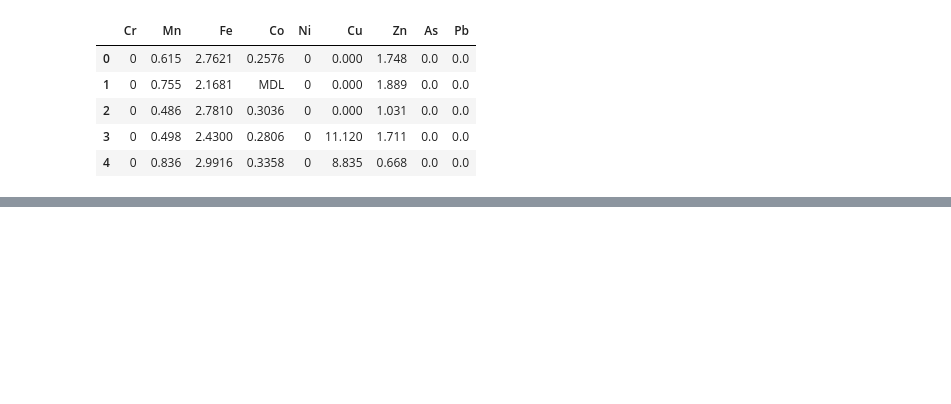
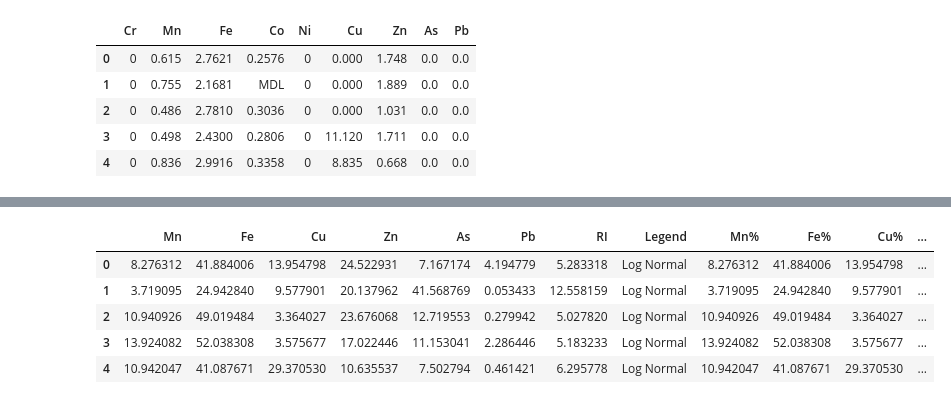
Before and after one commit to rakibhhridoy/OnResearch, a Jupyter notebook: SundarbanSediment/MonteCarlo.ipynb, the cells around one changed output, grey strips where cells are left out. Saved outputs shown, nothing was run; the diff lists cells and outputs as text; code cells hidden in the pictures; blank space fills up the shorter version.

```diff
--- a/SundarbanSediment/MonteCarlo.ipynb
+++ b/SundarbanSediment/MonteCarlo.ipynb
@@ -32,0 +129,9 @@ df
+# %%
+data = {}
+for metal, params in metals.items():
+    mean_log = np.log(params['mean']**2 / np.sqrt(params['std_dev']**2 + params['mean']**2))
+    sigma_log = np.sqrt(np.log(1 + (params['std_dev']**2 / params['mean']**2)))
+    data[metal] = np.random.lognormal(mean_log, sigma_log, num_samples)
+
+log_df = pd.DataFrame(data)
+log_df.head()
@@ -32,0 +145,3 @@ df
+# %%
+log_df["RI"] = log_df.sum(axis=1)
+log_df.head()
@@ -32,0 +157,3 @@ df
+# %%
+norm_legend = ["Normal" for _ in range(0,10000)]
+log_legend = ["Log Normal" for _ in range(0,10000)]
@@ -32,0 +164,3 @@ df
+# %%
+df["Legend"] = norm_legend
+log_df["Legend"] = log_legend
@@ -32,0 +220,11 @@ df
+# %%
+for metal in metals.keys():
+    log_df[f'{metal}'] = (log_df[f'{metal}'] / log_df["RI"]) * 100
+log_df.head()
+# %% [output]
+|  | Mn | Fe | Cu | Zn | As | Pb | RI | Legend | Mn% | Fe% | Cu% | ... |
+| 0 | 8.276312 | 41.884006 | 13.954798 | 24.522931 | 7.167174 | 4.194779 | 5.283318 | Log Normal | 8.276312 | 41.884006 | 13.954798 | ... |
+| 1 | 3.719095 | 24.942840 | 9.577901 | 20.137962 | 41.568769 | 0.053433 | 12.558159 | Log Normal | 3.719095 | 24.942840 | 9.577901 | ... |
+| 2 | 10.940926 | 49.019484 | 3.364027 | 23.676068 | 12.719553 | 0.279942 | 5.027820 | Log Normal | 10.940926 | 49.019484 | 3.364027 | ... |
+| 3 | 13.924082 | 52.038308 | 3.575677 | 17.022446 | 11.153041 | 2.286446 | 5.183233 | Log Normal | 13.924082 | 52.038308 | 3.575677 | ... |
+| 4 | 10.942047 | 41.087671 | 29.370530 | 10.635537 | 7.502794 | 0.461421 | 6.295778 | Log Normal | 10.942047 | 41.087671 | 29.370530 | ... |
```
Also changed, not shown: parts of 25 cells of this notebook, 14 other files.
